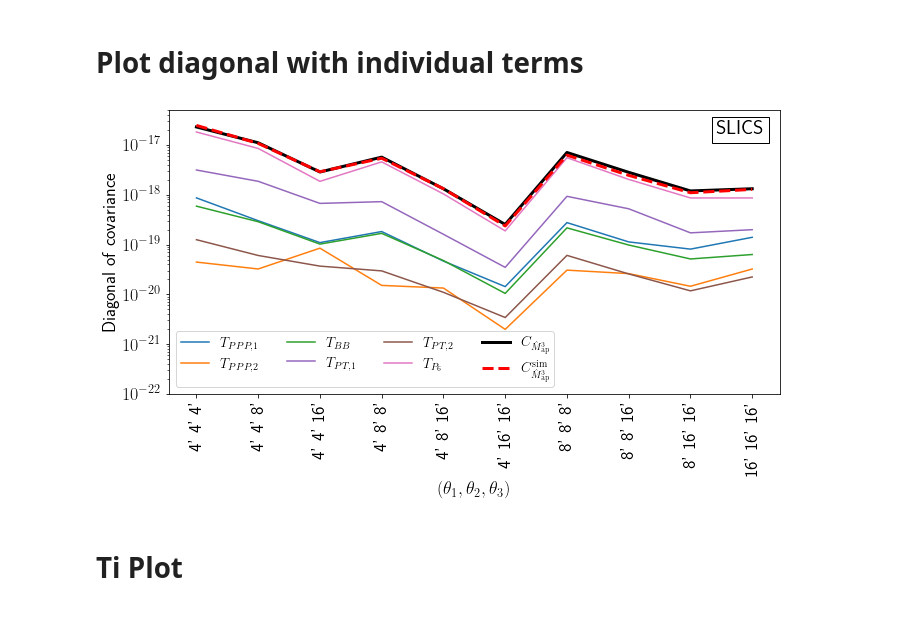
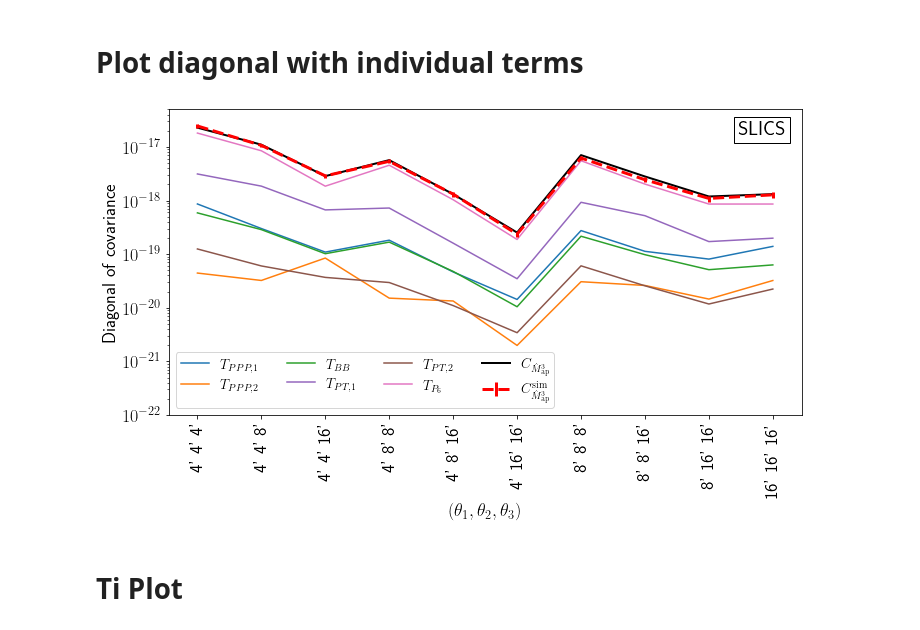
Before and after one commit to sheydenreich/threepoint, a Jupyter notebook: Plots_Tests/PlotsSLICS.ipynb, the cells around one changed output. Saved outputs shown, nothing was run; the diff lists cells and outputs as text; code cells hidden in the pictures.

Commit message:
Added bootstrapping for covs

```diff
--- a/Plots_Tests/PlotsSLICS.ipynb
+++ b/Plots_Tests/PlotsSLICS.ipynb
@@ -8,6 +8,19 @@ import matplotlib.cm as cm
 from helpers_plot import initPlot, finalizePlot
 # %%
 initPlot()
+# %%
+def get_bootstrap_error_cov(map3, B):
+    Nthetas=map3.shape[0]
+    Nrealisations=map3.shape[1]
+
+    bootstrapCovs=np.zeros((B, Nthetas, Nthetas))
+
+    for b in range(B):
+        indices=np.random.randint(0, Nrealisations, Nrealisations)
+        map3_tmp=map3[:,indices]
+        bootstrapCovs[b]=np.cov(map3_tmp)
+
+    return np.std(bootstrapCovs, axis=0)
 # %%
 # Load Data
 dir_slics="/home/laila/OneDrive/1_Work/5_Projects/02_3ptStatistics/Map3_Covariances/SLICS_theta_4_to_16/"
@@ -29,6 +42,7 @@ cov_T7=np.loadtxt(dir_slics+"cov_infinite_term7Numerical_sigma_0.37_n_107987.71_
 map3=np.load(dir_slics+"map_cubed.npy")
 
 cov_fft=np.cov(map3)
+err_fft=get_bootstrap_error_cov(map3, 10000)
 # %%
 # Set Thetas labels
 thetas_ind = np.array([[4, 4, 4], [4, 4, 8],
@@ -169,35 +234,35 @@ finalizePlot(ax, outputFn=dir_slics+"/ComparisonSLICS_analytical_simulation_indi
 # %%
 fig, ax=plt.subplots(figsize=(10,6))
 
 #colors=cm.viridis_r(np.linspace(0.2, 1, 6))
 #colors=cm.brg(np.linspace(0, 1, 6))
 colors=cm.tab10([0,1,2,4,5,6])
 
 
 #ax.set_title(r"Diagonal of covariance of $\langle M_\mathrm{ap}^3\rangle$ for SLICS")
 ax.set_xlabel(r'$(\theta_1, \theta_2, \theta_3)$')
 ax.set_xticks(thetas_ticks)
 ax.set_xticklabels(thetas_labels, rotation=90)
 ax.set_yscale('log')
 ax.set_ylim(1e-22, 5e-17)
 ax.set_ylabel("Diagonal of covariance")
 ax.plot(np.diag(cov_T1inf), label=r'$T_{PPP, 1}$', ls='-', color=colors[0])
 ax.plot(np.diag(cov_T2), label=r'$T_{PPP, 2}$', ls='-', color=colors[1])
 ax.plot(np.diag(cov_T4), label=r'$T_{BB}$', ls='-', color=colors[2])
 ax.plot(np.diag(cov_T5), label=r'$T_{PT, 1}$', ls='-', color=colors[3])
 ax.plot(np.diag(cov_T6), label=r'$T_{PT, 2}$', ls='-', color=colors[4])
 ax.plot(np.diag(cov_T7), label=r'$T_{{P_6}}$', ls='-', color=colors[5])
-ax.plot(np.diag(cov_tot), label=r'$C_{\hat{M}_\mathrm{ap}^3}$', color='k', lw=3)
-ax.plot(np.diag(cov_fft), label=r'$C_{\hat{M}_\mathrm{ap}^3}^\mathrm{sim}$', color='red', ls='--', lw=3)
+ax.plot(np.diag(cov_tot), label=r'$C_{\hat{M}_\mathrm{ap}^3}$', color='k', lw=2)
+ax.errorbar(range(N),np.diag(cov_fft), yerr=np.diag(err_fft), label=r'$C_{\hat{M}_\mathrm{ap}^3}^\mathrm{sim}$', color='red', ls='--', lw=3)
 ax.text(N-0.8, 3e-17, r"SLICS", bbox=dict(facecolor='white'), horizontalalignment='right', verticalalignment='top', size=20)
 
 
 
 #ax.legend(bbox_to_anchor=(1, 1.03))
 
 finalizePlot(ax, outputFn=dir_slics+"/ComparisonSLICS_analytical_simulation_individualTerms_diagonal.png", showlegend=True, legendcols=4)
 # %% [output]
-[figure, old version]
+[figure, new version]
 # %% [markdown]
 # Ti Plot
 # %%
```
Also changed, not shown: parts of 1 cell of this notebook, 2 other files.
